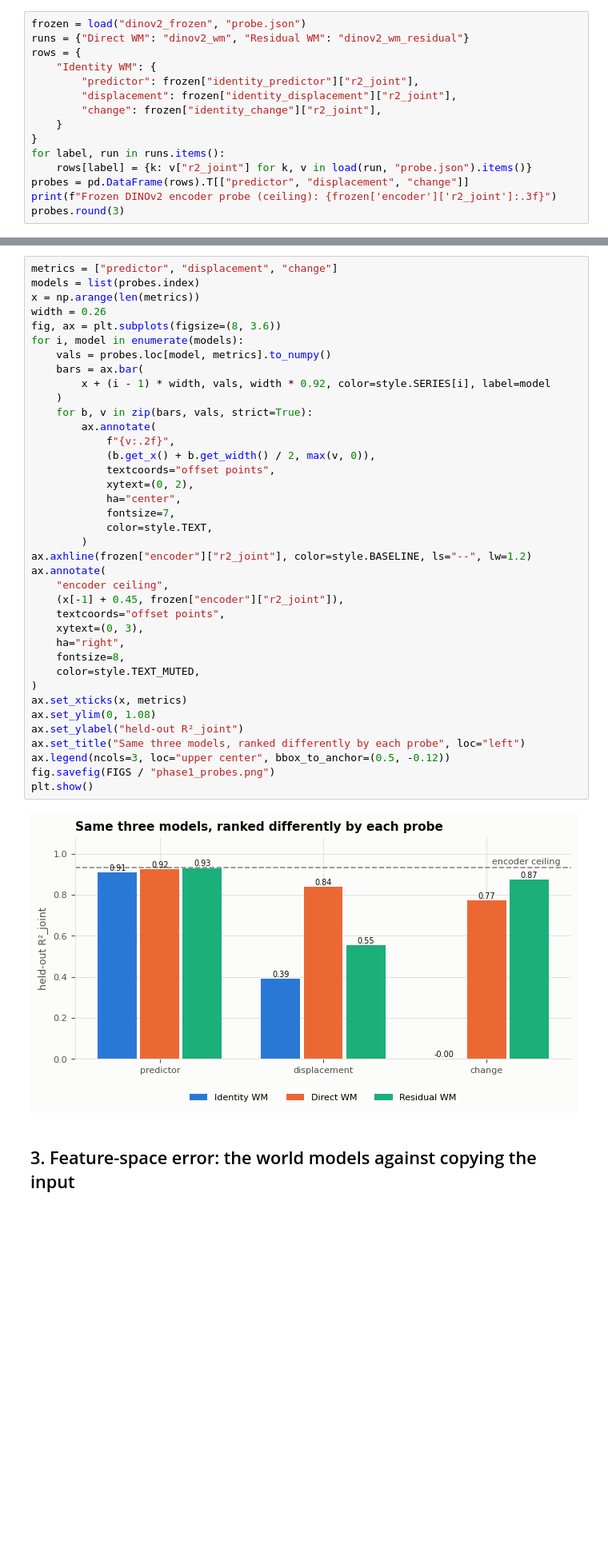
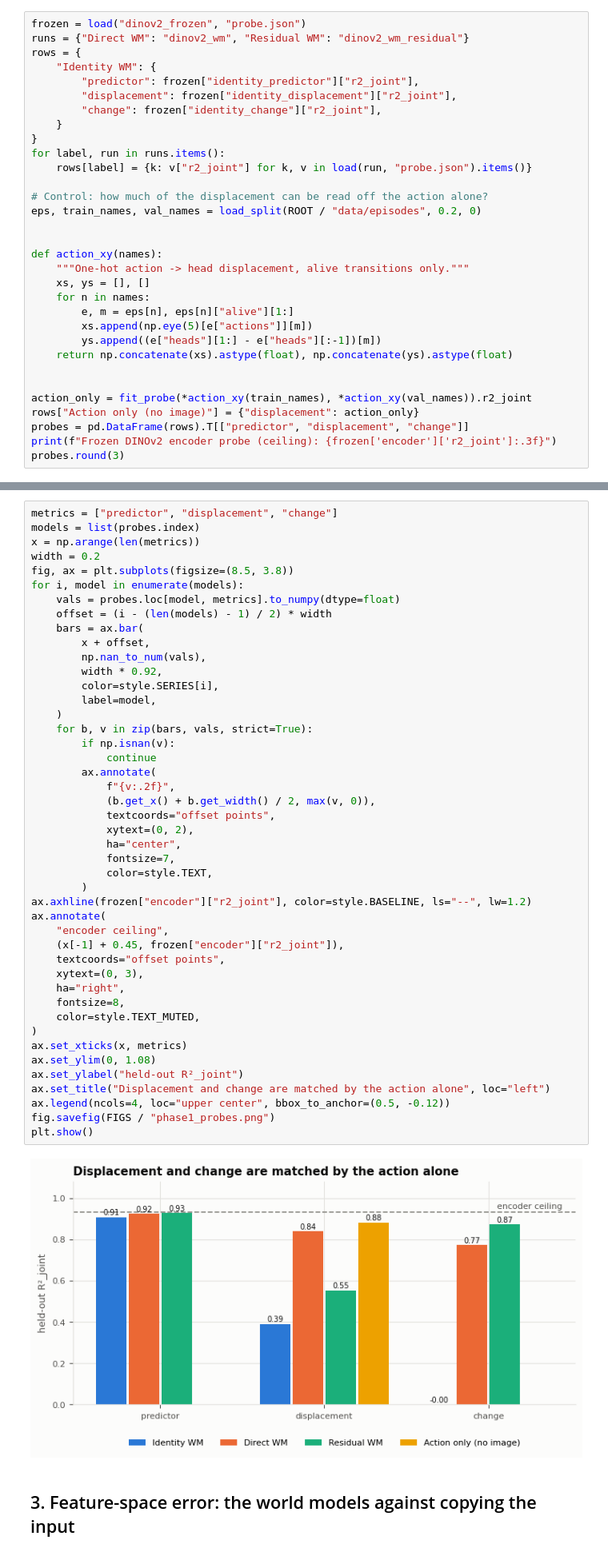
Before and after one commit to kaps-c/Vision-World-Models-Snake, a Jupyter notebook: notebooks/phase1_frozen_and_dinov2_wm_analysis.ipynb, the cells around one changed output, grey strips where cells are left out. Shown at 80% size. Drawn from its saved outputs; the diff is of its cells as text; blank space fills up the shorter version.

```diff
--- a/notebooks/phase1_frozen_and_dinov2_wm_analysis.ipynb
+++ b/notebooks/phase1_frozen_and_dinov2_wm_analysis.ipynb
@@ -102,6 +104,23 @@ rows = {
 }
 for label, run in runs.items():
     rows[label] = {k: v["r2_joint"] for k, v in load(run, "probe.json").items()}
+
+# Control: how much of the displacement can be read off the action alone?
+eps, train_names, val_names = load_split(ROOT / "data/episodes", 0.2, 0)
+
+
+def action_xy(names):
+    """One-hot action -> head displacement, alive transitions only."""
+    xs, ys = [], []
+    for n in names:
+        e, m = eps[n], eps[n]["alive"][1:]
+        xs.append(np.eye(5)[e["actions"]][m])
+        ys.append((e["heads"][1:] - e["heads"][:-1])[m])
+    return np.concatenate(xs).astype(float), np.concatenate(ys).astype(float)
+
+
+action_only = fit_probe(*action_xy(train_names), *action_xy(val_names)).r2_joint
+rows["Action only (no image)"] = {"displacement": action_only}
 probes = pd.DataFrame(rows).T[["predictor", "displacement", "change"]]
 print(f"Frozen DINOv2 encoder probe (ceiling): {frozen['encoder']['r2_joint']:.3f}")
 probes.round(3)
@@ -115,42 +135,49 @@ Frozen DINOv2 encoder probe (ceiling): 0.932
 metrics = ["predictor", "displacement", "change"]
 models = list(probes.index)
 x = np.arange(len(metrics))
-width = 0.26
-fig, ax = plt.subplots(figsize=(8, 3.6))
+width = 0.2
+fig, ax = plt.subplots(figsize=(8.5, 3.8))
 for i, model in enumerate(models):
-    vals = probes.loc[model, metrics].to_numpy()
+    vals = probes.loc[model, metrics].to_numpy(dtype=float)
+    offset = (i - (len(models) - 1) / 2) * width
     bars = ax.bar(
-        x + (i - 1) * width, vals, width * 0.92, color=style.SERIES[i], label=model
+        x + offset,
+        np.nan_to_num(vals),
+        width * 0.92,
+        color=style.SERIES[i],
+        label=model,
     )
     for b, v in zip(bars, vals, strict=True):
+        if np.isnan(v):
+            continue
         ax.annotate(
             f"{v:.2f}",
             (b.get_x() + b.get_width() / 2, max(v, 0)),
             textcoords="offset points",
             xytext=(0, 2),
             ha="center",
             fontsize=7,
             color=style.TEXT,
         )
 ax.axhline(frozen["encoder"]["r2_joint"], color=style.BASELINE, ls="--", lw=1.2)
 ax.annotate(
     "encoder ceiling",
     (x[-1] + 0.45, frozen["encoder"]["r2_joint"]),
     textcoords="offset points",
     xytext=(0, 3),
     ha="right",
     fontsize=8,
     color=style.TEXT_MUTED,
 )
 ax.set_xticks(x, metrics)
 ax.set_ylim(0, 1.08)
 ax.set_ylabel("held-out R²_joint")
-ax.set_title("Same three models, ranked differently by each probe", loc="left")
-ax.legend(ncols=3, loc="upper center", bbox_to_anchor=(0.5, -0.12))
+ax.set_title("Displacement and change are matched by the action alone", loc="left")
+ax.legend(ncols=4, loc="upper center", bbox_to_anchor=(0.5, -0.12))
 fig.savefig(FIGS / "phase1_probes.png")
 plt.show()
 # %% [output]
-[figure, old version]
+[figure, new version]
 # %% [markdown]
 ## 3. Feature-space error: the world models against copying the input
 # %%
```
Also changed, not shown: parts of 3 cells of this notebook, 9 other files.
